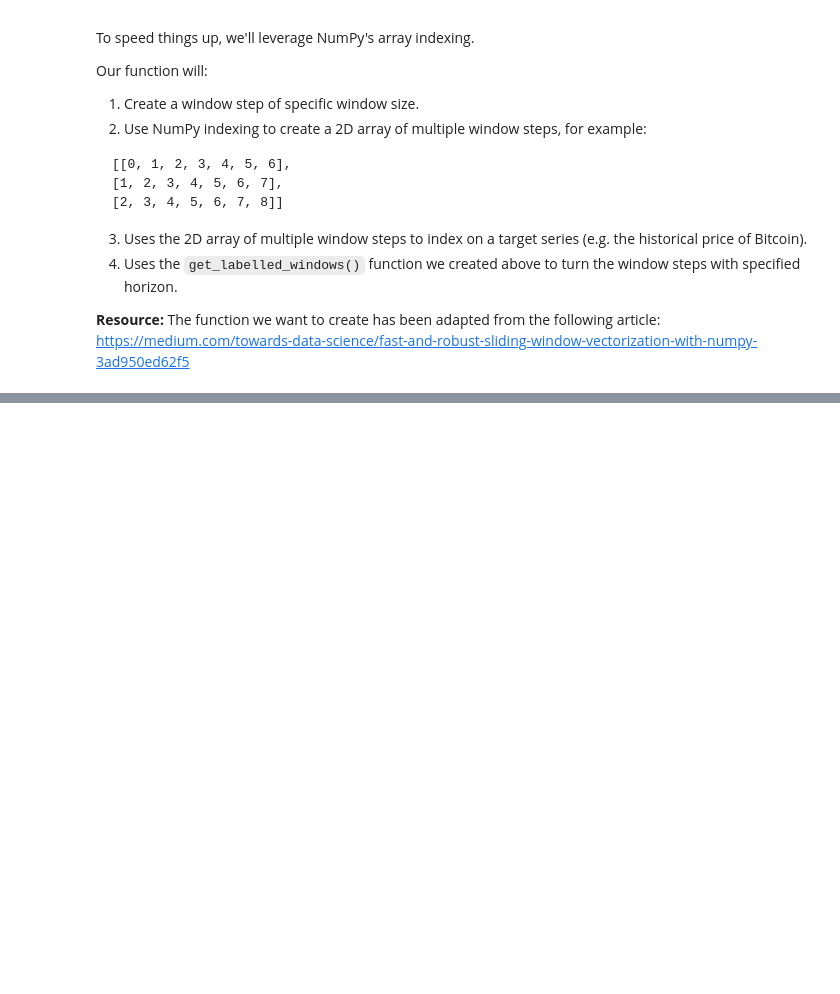
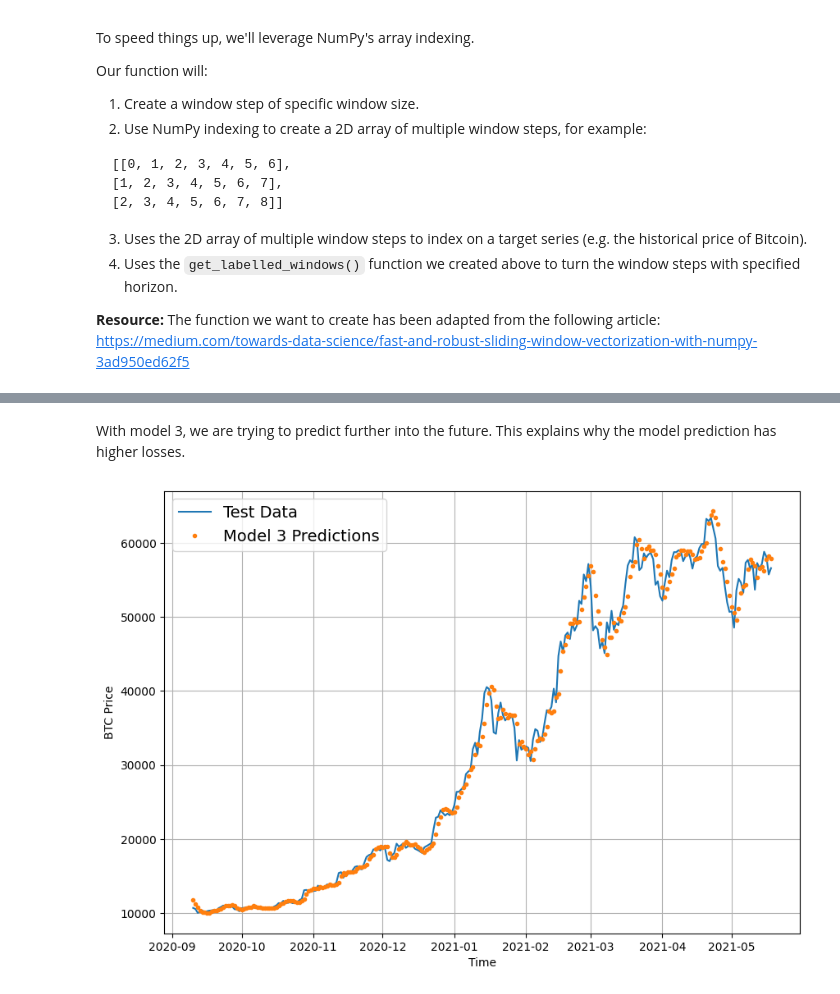
Before and after one commit to ntshtn/Tensorflow_Deep_Learning, a Jupyter notebook: 10_time_series_forecasting_with_tensorflow.ipynb, the cells around one changed output, grey strips where cells are left out. Saved outputs shown, nothing was run; the diff lists cells and outputs as text; code cells hidden in the pictures; blank space fills up the shorter version.

```diff
--- a/10_time_series_forecasting_with_tensorflow.ipynb
+++ b/10_time_series_forecasting_with_tensorflow.ipynb
@@ -451,0 +760,6 @@ Our function will:
+# %%
+HORIZON = 7
+WINDOW_SIZE = 30
+
+full_windows, full_labels = make_windows(prices, window_size=WINDOW_SIZE, horizon=HORIZON)
+len(full_windows), len(full_labels)
@@ -451,0 +777,3 @@ Our function will:
+# %%
+train_windows, test_windows, train_labels, test_labels = make_train_test_split(full_windows, full_labels)
+len(train_windows), len(test_windows), len(train_labels), len(test_labels)
@@ -451,0 +808,4 @@ Our function will:
+# %%
+# Load in the best performing model
+model_3 = tf.keras.models.load_model("/content/model_experiments/model_3_dense.keras")
+model_3.evaluate(test_windows, test_labels)
@@ -451,0 +815,4 @@ Our function will:
+# %%
+# Create forecast predictions
+model_3_preds = make_preds(model_3, test_windows)
+model_3_preds[:5]
@@ -451,0 +904,11 @@ Our function will:
+# %% [markdown]
+With model 3, we are trying to predict further into the future. This explains why the model prediction has higher losses.
+# %%
+offset = 300
+plt.figure(figsize=(10,7))
+plot_time_series(timesteps=X_test[-len(test_windows):], values=test_labels[:,0], start=offset, format="-", label="Test Data")
+plot_time_series(timesteps=X_test[-len(test_windows):], values=tf.reduce_mean(model_3_preds, axis=1), start=offset, label="Model 3 Predictions")
+
+# We actually lost some informations because we reducing the seven days prediction into a single value
+# %% [output]
+[figure, added]
```
Also changed, not shown: parts of 71 cells of this notebook.
